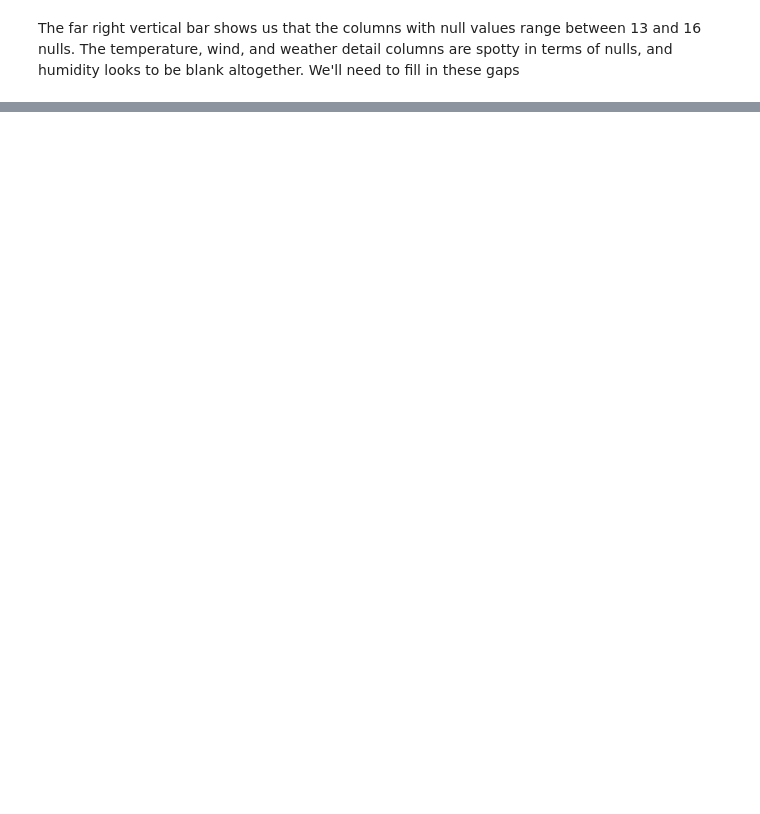
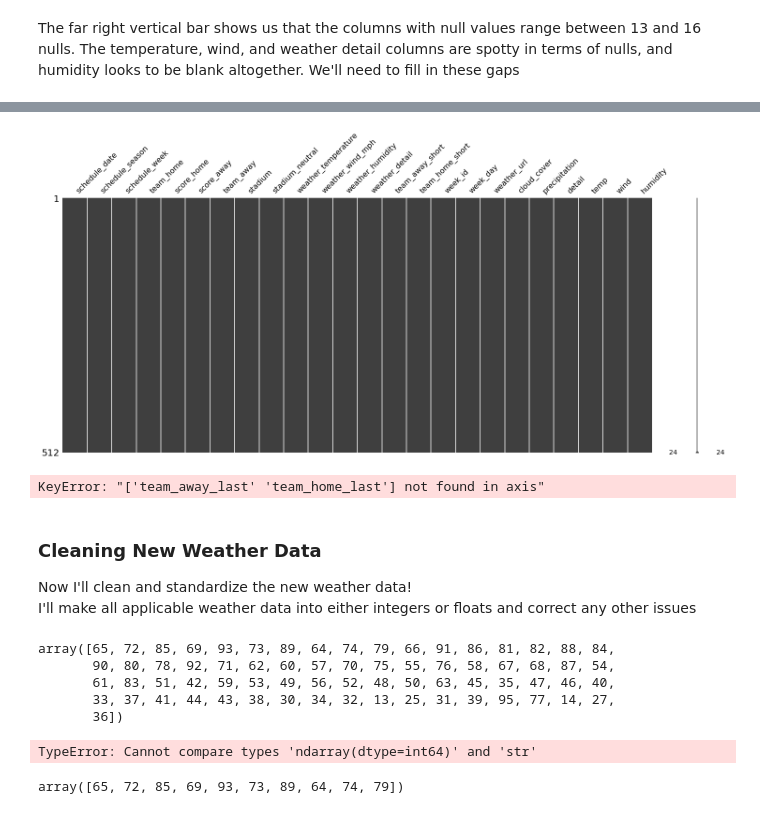
Before and after one commit to oconnorac/Cloudy-with-a-Chance-of-Football, a Jupyter notebook: notebooks/cleaning/tobycrabtree_cleaning.ipynb, the cells around one changed output, grey strips where cells are left out. Drawn from its saved outputs; the diff is of its cells as text; code cells hidden in the pictures; blank space fills up the shorter version.

Commit message:
adding tobycrabtree cleaning and EDA notebook

```diff
--- a/notebooks/cleaning/tobycrabtree_cleaning.ipynb
+++ b/notebooks/cleaning/tobycrabtree_cleaning.ipynb
@@ -249,0 +448,5 @@ weather_detail - fill in non-Dome with non-dome
+# %%
+df['team_away_last'] = df.apply(f, axis =1)
+df['team_home_last'] = df.apply(f1, axis = 1)
+# %%
+df['weather_url'] = df['schedule_season'] + '/week-' + df['schedule_week'] + '/' + df['team_away_last'] + '-at-' + df['team_home_last']
@@ -249,0 +519,50 @@ weather_detail - fill in non-Dome with non-dome
+# %%
+df['detail'] = detail
+df['temp'] = temp
+df['wind'] = wind
+df['humidity'] = humidity
+df['cloud_cover'] = cloud_cover
+df['precipitation'] = precipitation
+# %%
+df['weather_temperature'].fillna(df['temp'], inplace = True)
+df['weather_humidity'].fillna(df['humidity'], inplace = True)
+df['weather_detail'].fillna(df['detail'], inplace = True)
+df['weather_wind_mph'].fillna(df['wind'], inplace = True)
+# %%
+msno.matrix(df) # show missing values with a missing number matrix
+plt.show() # hide image metadata
+# %% [output]
+[figure, added]
+# %%
+df = df.drop([
+    'team_away_last',
+    'team_home_last',
+    'humidity',
+    'wind',
+    'temp',
+    'detail'
+], axis = 1)
+# %% [output]
+KeyError: "['team_away_last' 'team_home_last'] not found in axis"
+# %% [markdown]
+### Cleaning New Weather Data
+<a id='cleaning_new_weather_data_cell'></a>
+Now I'll clean and standardize the new weather data!
+I'll make all applicable weather data into either integers or floats and correct any other issues
+# %%
+df['weather_temperature'].unique()
+# %% [output]
+array([65, 72, 85, 69, 93, 73, 89, 64, 74, 79, 66, 91, 86, 81, 82, 88, 84,
+       90, 80, 78, 92, 71, 62, 60, 57, 70, 75, 55, 76, 58, 67, 68, 87, 54,
+       61, 83, 51, 42, 59, 53, 49, 56, 52, 48, 50, 63, 45, 35, 47, 46, 40,
+       33, 37, 41, 44, 43, 38, 30, 34, 32, 13, 25, 31, 39, 95, 77, 14, 27,
+       36])
+# %%
+df['weather_temperature'] = df['weather_temperature'].replace({'Temperature: ':'','f.':''}, regex = True)
+df['weather_temperature'] = [int(n) for n in df['weather_temperature']]
+# %% [output]
+TypeError: Cannot compare types 'ndarray(dtype=int64)' and 'str'
+# %%
+df['weather_temperature'].unique()[:10]
+# %% [output]
+array([65, 72, 85, 69, 93, 73, 89, 64, 74, 79])
```
Also changed, not shown: parts of 50 cells of this notebook, 1 other file.
